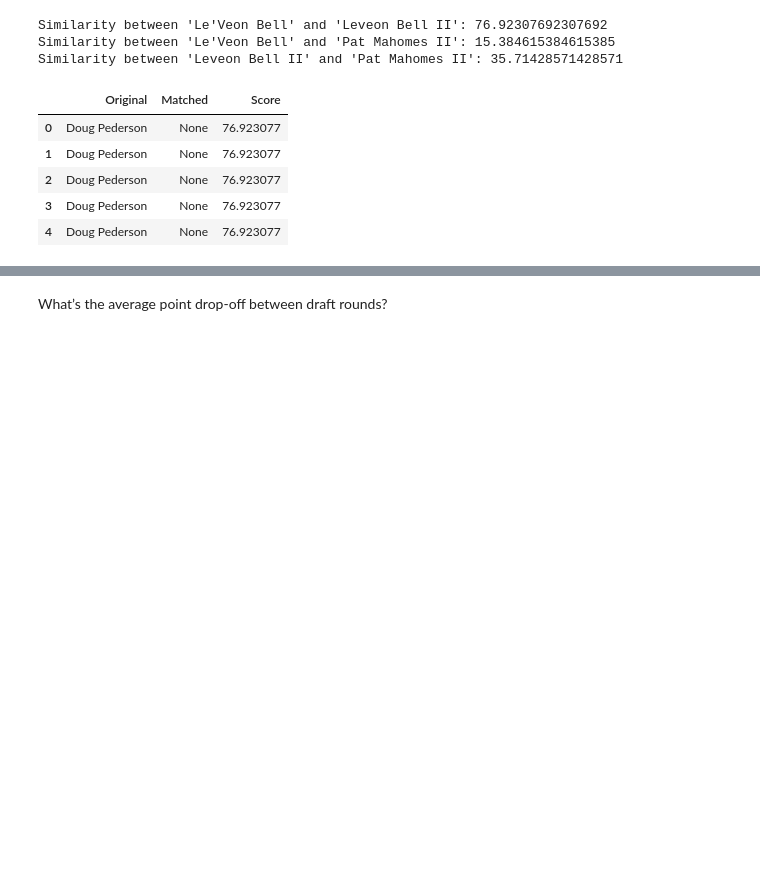
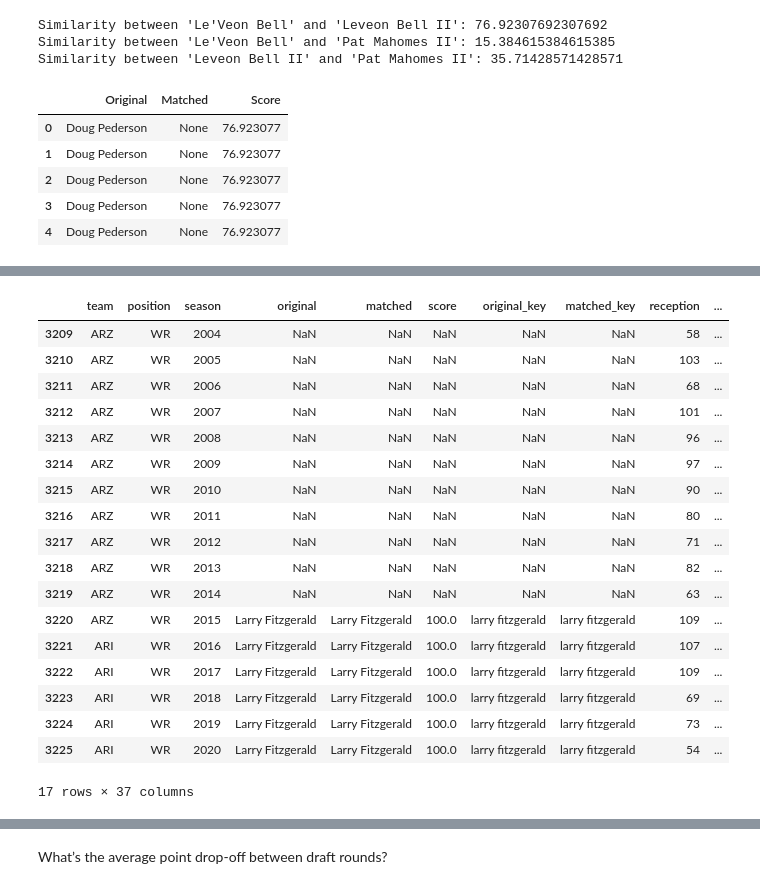
Before and after one commit to alexanderjireland/ff-draft-optimizer, a Jupyter notebook: notebooks/eda.ipynb, the cells around one changed output, grey strips where cells are left out. Saved outputs shown, nothing was run; the diff lists cells and outputs as text; code cells hidden in the pictures; blank space fills up the shorter version.

Commit message:
Got ADP data to merge. Cleaning notebook up now.

```diff
--- a/notebooks/eda.ipynb
+++ b/notebooks/eda.ipynb
@@ -182,0 +599,8 @@ matched_df.head()
+# %%
+matched_df_clean = matched_grouped[matched_grouped['matched'].notna()]
+# %%
+all_players['merge_key'] = all_players['full_name'].str.lower()
+adp_data['merge_key'] = adp_data['full_name'].str.lower()
+# %%
+matched_df_clean['original_key'] = matched_df_clean['original'].str.lower()
+matched_df_clean['matched_key'] = matched_df_clean['matched'].str.lower()
@@ -182,0 +635,3 @@ matched_df.head()
+# %%
+all_players_merged = matched_df_clean.merge(all_players, left_on=['original_key', 'team', 'position', 'season'], right_on=['merge_key', 'team', 'position', 'season'], suffixes=('', '_all_players'), how='right')
+all_players_merged.head()
@@ -182,0 +646,23 @@ matched_df.head()
+# %%
+lf = all_players_merged[all_players_merged['full_name']=='Larry Fitzgerald']
+lf
+# %% [output]
+|  | team | position | season | original | matched | score | original_key | matched_key | reception | ... |
+| 3209 | ARZ | WR | 2004 | NaN | NaN | NaN | NaN | NaN | 58 | ... |
+| 3210 | ARZ | WR | 2005 | NaN | NaN | NaN | NaN | NaN | 103 | ... |
+| 3211 | ARZ | WR | 2006 | NaN | NaN | NaN | NaN | NaN | 68 | ... |
+| 3212 | ARZ | WR | 2007 | NaN | NaN | NaN | NaN | NaN | 101 | ... |
+| 3213 | ARZ | WR | 2008 | NaN | NaN | NaN | NaN | NaN | 96 | ... |
+| 3214 | ARZ | WR | 2009 | NaN | NaN | NaN | NaN | NaN | 97 | ... |
+| 3215 | ARZ | WR | 2010 | NaN | NaN | NaN | NaN | NaN | 90 | ... |
+| 3216 | ARZ | WR | 2011 | NaN | NaN | NaN | NaN | NaN | 80 | ... |
+| 3217 | ARZ | WR | 2012 | NaN | NaN | NaN | NaN | NaN | 71 | ... |
+| 3218 | ARZ | WR | 2013 | NaN | NaN | NaN | NaN | NaN | 82 | ... |
+| 3219 | ARZ | WR | 2014 | NaN | NaN | NaN | NaN | NaN | 63 | ... |
+| 3220 | ARZ | WR | 2015 | Larry Fitzgerald | Larry Fitzgerald | 100.0 | larry fitzgerald | larry fitzgerald | 109 | ... |
+| 3221 | ARI | WR | 2016 | Larry Fitzgerald | Larry Fitzgerald | 100.0 | larry fitzgerald | larry fitzgerald | 107 | ... |
+| 3222 | ARI | WR | 2017 | Larry Fitzgerald | Larry Fitzgerald | 100.0 | larry fitzgerald | larry fitzgerald | 109 | ... |
+| 3223 | ARI | WR | 2018 | Larry Fitzgerald | Larry Fitzgerald | 100.0 | larry fitzgerald | larry fitzgerald | 69 | ... |
+| 3224 | ARI | WR | 2019 | Larry Fitzgerald | Larry Fitzgerald | 100.0 | larry fitzgerald | larry fitzgerald | 73 | ... |
+| 3225 | ARI | WR | 2020 | Larry Fitzgerald | Larry Fitzgerald | 100.0 | larry fitzgerald | larry fitzgerald | 54 | ... |
+17 rows × 37 columns
```
Also changed, not shown: parts of 25 cells of this notebook.
